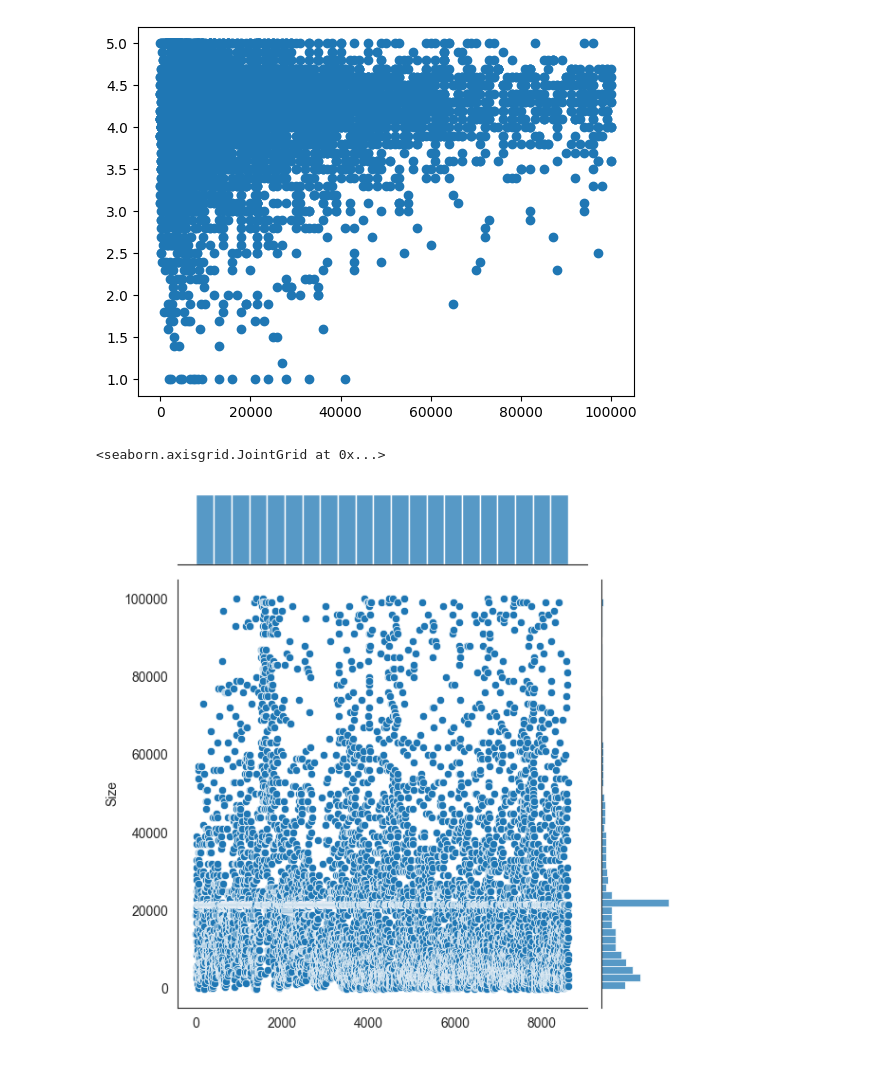
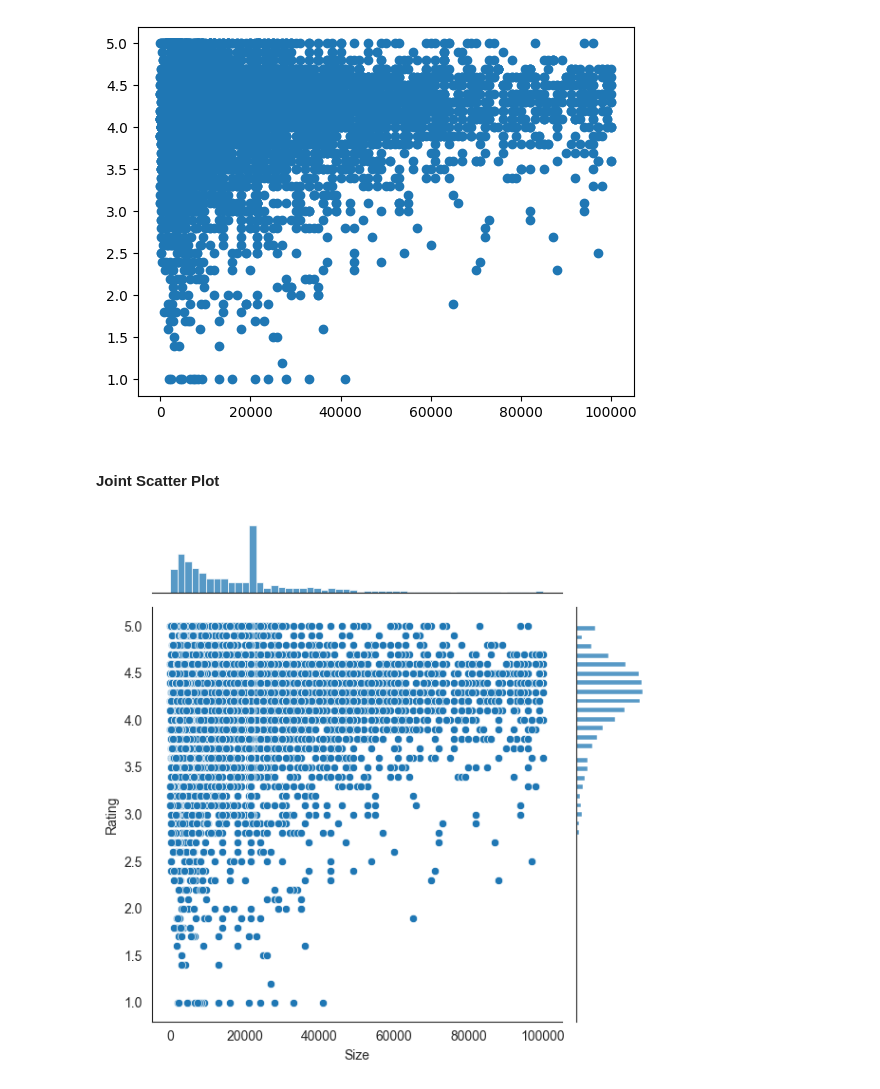
Before and after one commit to therealyash/Google-Play-Store-Case-Study, a Jupyter notebook: Play Store Case Study.ipynb, the cells around one changed output. Drawn from its saved outputs; the diff is of its cells as text; code cells hidden in the pictures.

Commit message:
Data Visualizations - with insights based on different attributes

```diff
--- a/Play Store Case Study.ipynb
+++ b/Play Store Case Study.ipynb
@@ -957,6 +969,8 @@ import seaborn as sns
 sns.set_style('white')
+# %% [markdown]
+#### Joint Scatter Plot
 # %%
-sns.jointplot(inp1.Size)
+sns.jointplot(x = inp1.Size, y = inp1.Rating)
+plt.show()
 # %% [output]
-<seaborn.axisgrid.JointGrid at 0x...>
-[figure, old version]
+[figure, new version]
```
Also changed, not shown: parts of 84 cells of this notebook.
